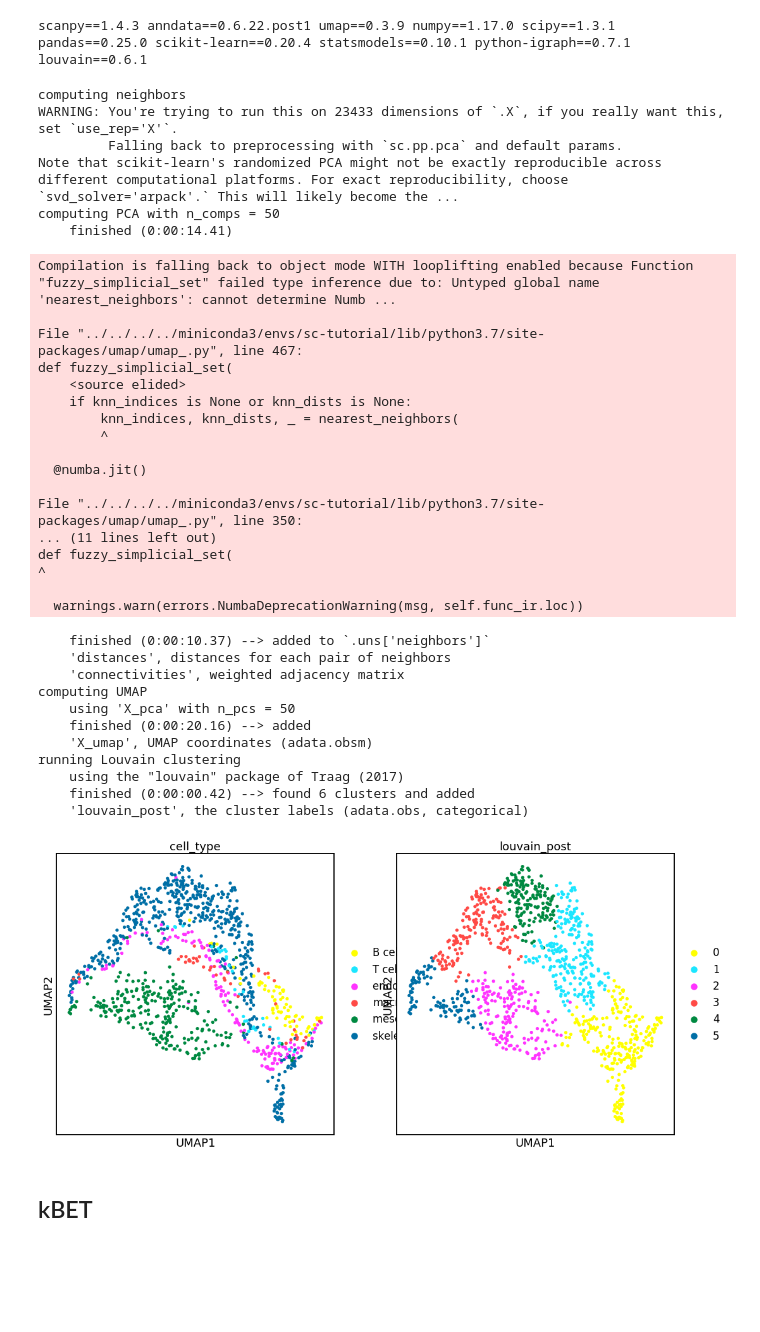
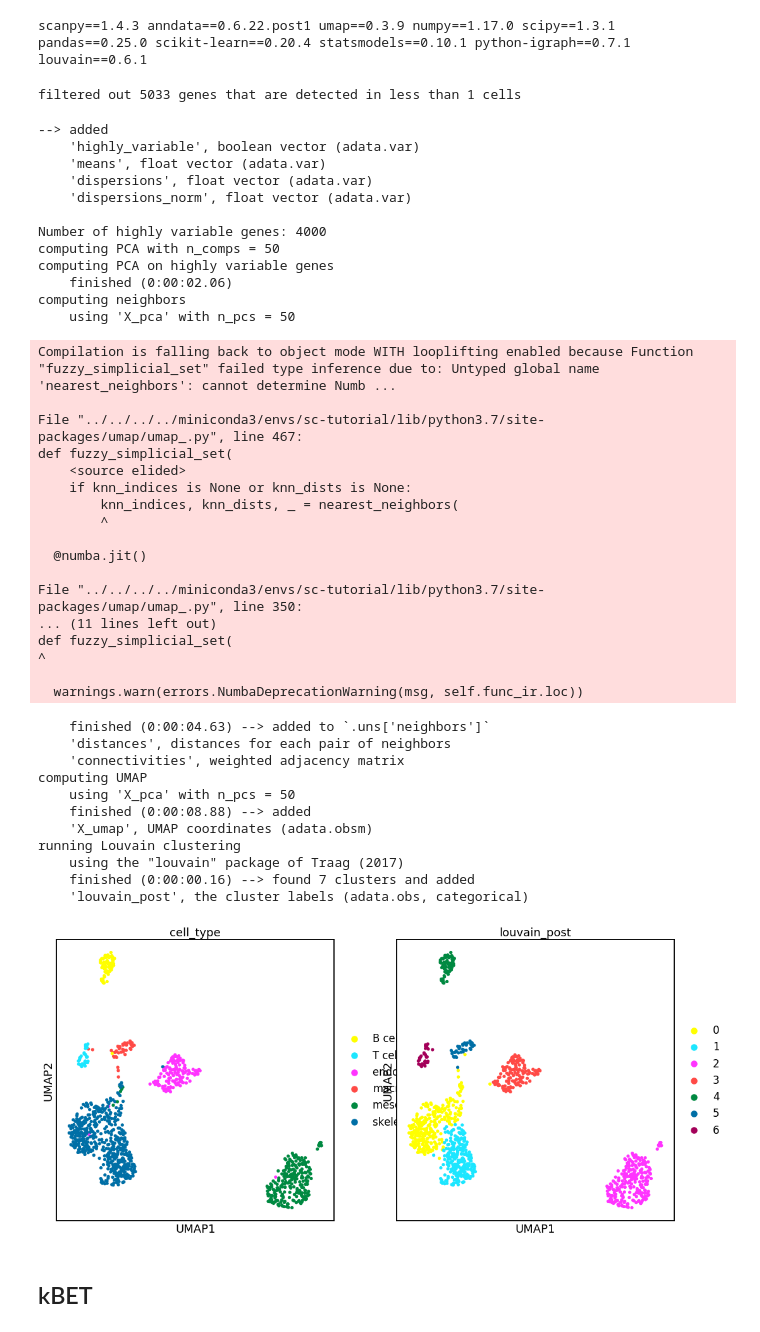
Before and after one commit to theislab/scib, a Jupyter notebook: notebooks/metrics/kBET.ipynb, the cells around one changed output. Cells and saved outputs as stored; diff of their text form; code cells hidden in the pictures; blank space fills up the shorter version.

Commit message:
PC Regression runtime improved by using HVG PCA in scanpy + added kBET with subsampling

```diff
--- a/notebooks/metrics/kBET.ipynb
+++ b/notebooks/metrics/kBET.ipynb
@@ -19,46 +19,55 @@ import anndata2ri
 # %%
 plt.rcParams['figure.figsize'] = 8,8
 # %%
-facs = "../data/tm/facs/Limb_Muscle_raw.h5ad"
-adata_facs = sc.read(facs, cache=True)
+adata = sc.read("../data/tm/facs/norm/Limb_Muscle_raw.h5ad", cache=True)
+# %%
+sc.pp.filter_genes(adata, min_cells=1)
+# %% [output]
+filtered out 5033 genes that are detected in less than 1 cells
 # %%
-scIB.preprocessing.reduce_data(adata_facs, hvg=False, pca=False, umap=True)
-sc.tl.louvain(adata_facs, resolution=0.5, key_added='louvain_post')
+scIB.preprocessing.reduce_data(adata, hvg=True, pca=True, umap=True)
+sc.tl.louvain(adata, resolution=0.5, key_added='louvain_post')
 
-sc.pl.umap(adata_facs, color=['cell_type', 'louvain_post'], palette=sc.pl.palettes.godsnot_64)
+sc.pl.umap(adata, color=['cell_type', 'louvain_post'], palette=sc.pl.palettes.godsnot_64)
 # %% [output]
+--> added
+    'highly_variable', boolean vector (adata.var)
+    'means', float vector (adata.var)
+    'dispersions', float vector (adata.var)
+    'dispersions_norm', float vector (adata.var)
+
+Number of highly variable genes: 4000
+computing PCA with n_comps = 50
+computing PCA on highly variable genes
+    finished (0:00:02.06)
 computing neighbors
-WARNING: You're trying to run this on 23433 dimensions of `.X`, if you really want this, set `use_rep='X'`.
-         Falling back to preprocessing with `sc.pp.pca` and default params.
-Note that scikit-learn's randomized PCA might not be exactly reproducible across different computational platforms. For exact reproducibility, choose `svd_solver='arpack'.` This will likely become the ...
-computing PCA with n_comps = 50
-    finished (0:00:14.41)
+    using 'X_pca' with n_pcs = 50
 Compilation is falling back to object mode WITH looplifting enabled because Function "fuzzy_simplicial_set" failed type inference due to: Untyped global name 'nearest_neighbors': cannot determine Numb ...
 
 File "../../../../miniconda3/envs/sc-tutorial/lib/python3.7/site-packages/umap/umap_.py", line 467:
 def fuzzy_simplicial_set(
     <source elided>
     if knn_indices is None or knn_dists is None:
         knn_indices, knn_dists, _ = nearest_neighbors(
         ^
 
   @numba.jit()
 
 File "../../../../miniconda3/envs/sc-tutorial/lib/python3.7/site-packages/umap/umap_.py", line 350:
 ... (11 lines left out)
 def fuzzy_simplicial_set(
 ^
 
   warnings.warn(errors.NumbaDeprecationWarning(msg, self.func_ir.loc))
-    finished (0:00:10.37) --> added to `.uns['neighbors']`
+    finished (0:00:04.63) --> added to `.uns['neighbors']`
     'distances', distances for each pair of neighbors
     'connectivities', weighted adjacency matrix
 computing UMAP
     using 'X_pca' with n_pcs = 50
-    finished (0:00:20.16) --> added
+    finished (0:00:08.88) --> added
     'X_umap', UMAP coordinates (adata.obsm)
 running Louvain clustering
     using the "louvain" package of Traag (2017)
-    finished (0:00:00.42) --> found 6 clusters and added
+    finished (0:00:00.16) --> found 7 clusters and added
     'louvain_post', the cluster labels (adata.obs, categorical)
-[figure, old version]
+[figure, new version]
```
Also changed, not shown: parts of 23 cells of this notebook, 5 other files.
